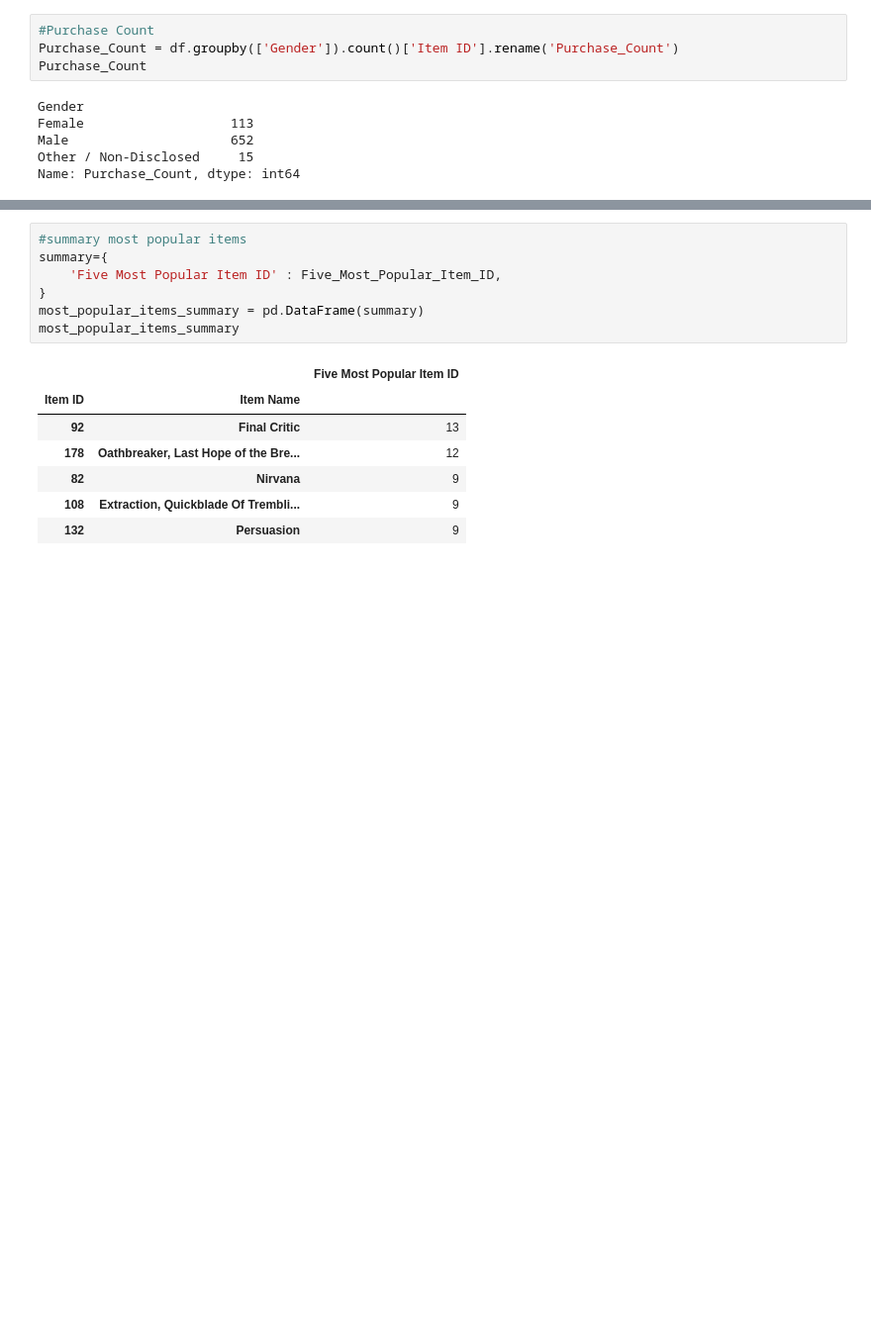
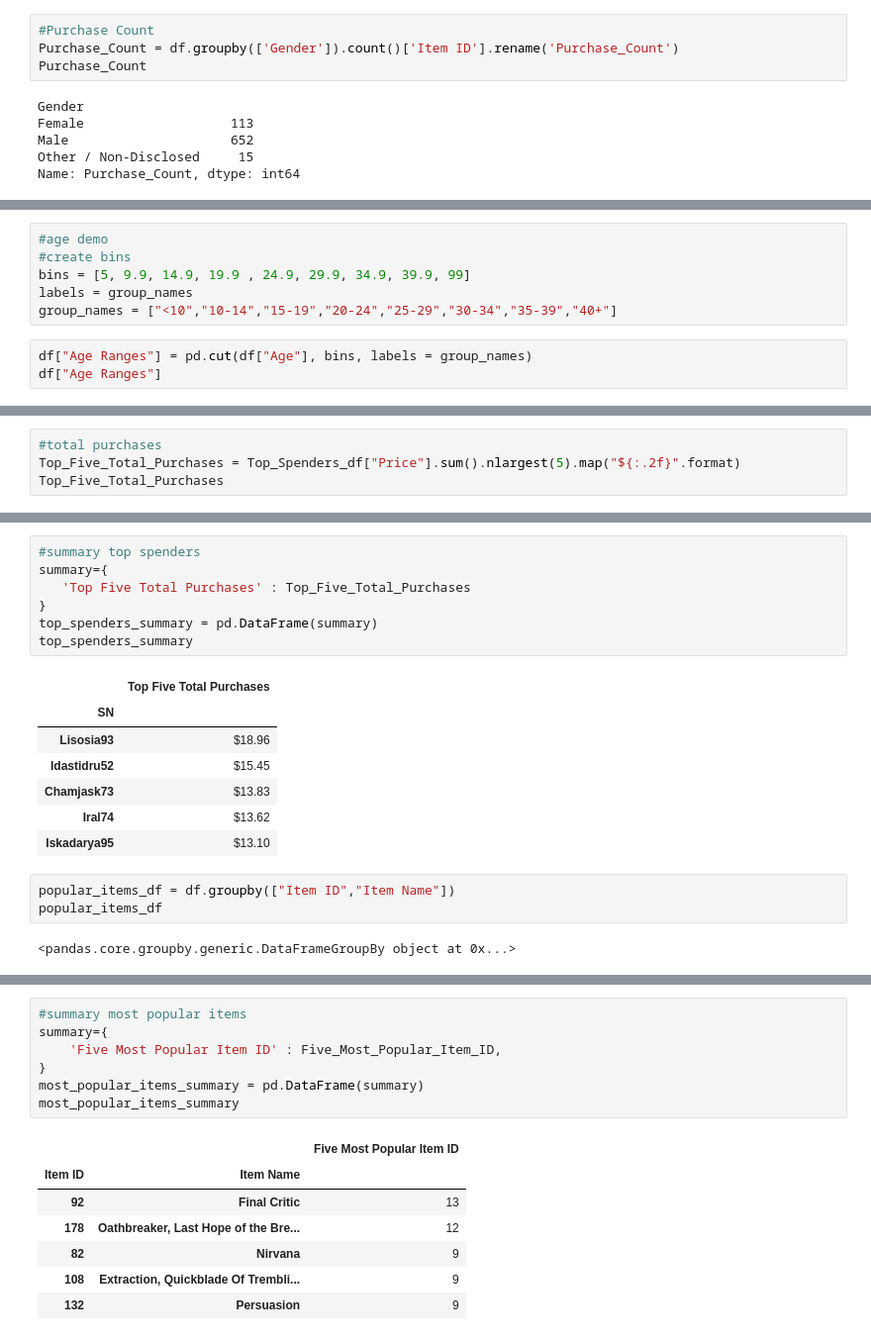
Before and after one commit to Whitney128/Homework, a Jupyter notebook: pandas-challenge/HeroesOfPymoli/assignment 1-checkpoint.ipynb, the cells around one changed output, grey strips where cells are left out. Shown at 99% size. Drawn from its saved outputs; the diff is of its cells as text; blank space fills up the shorter version.

```diff
--- a/pandas-challenge/HeroesOfPymoli/assignment 1-checkpoint.ipynb
+++ b/pandas-challenge/HeroesOfPymoli/assignment 1-checkpoint.ipynb
@@ -273,0 +166,9 @@ SyntaxError: invalid syntax (<ipython-input-39-d40c016dfd7c>, line 2)
+# %%
+#age demo
+#create bins
+bins = [5, 9.9, 14.9, 19.9 , 24.9, 29.9, 34.9, 39.9, 99]
+labels = group_names
+group_names = ["<10","10-14","15-19","20-24","25-29","30-34","35-39","40+"]
+# %%
+df["Age Ranges"] = pd.cut(df["Age"], bins, labels = group_names)
+df["Age Ranges"]
@@ -273,0 +316,4 @@ SyntaxError: invalid syntax (<ipython-input-39-d40c016dfd7c>, line 2)
+# %%
+#total purchases
+Top_Five_Total_Purchases = Top_Spenders_df["Price"].sum().nlargest(5).map("${:.2f}".format)
+Top_Five_Total_Purchases
@@ -273,0 +352,20 @@ SyntaxError: invalid syntax (<ipython-input-39-d40c016dfd7c>, line 2)
+# %%
+#summary top spenders
+summary={
+   'Top Five Total Purchases' : Top_Five_Total_Purchases
+}
+top_spenders_summary = pd.DataFrame(summary)
+top_spenders_summary
+# %% [output]
+|  | Top Five Total Purchases |
+| SN |  |
+| Lisosia93 | $18.96 |
+| Idastidru52 | $15.45 |
+| Chamjask73 | $13.83 |
+| Iral74 | $13.62 |
+| Iskadarya95 | $13.10 |
+# %%
+popular_items_df = df.groupby(["Item ID","Item Name"])
+popular_items_df
+# %% [output]
+<pandas.core.groupby.generic.DataFrameGroupBy object at 0x...>
```
Also changed, not shown: parts of 52 cells of this notebook.
